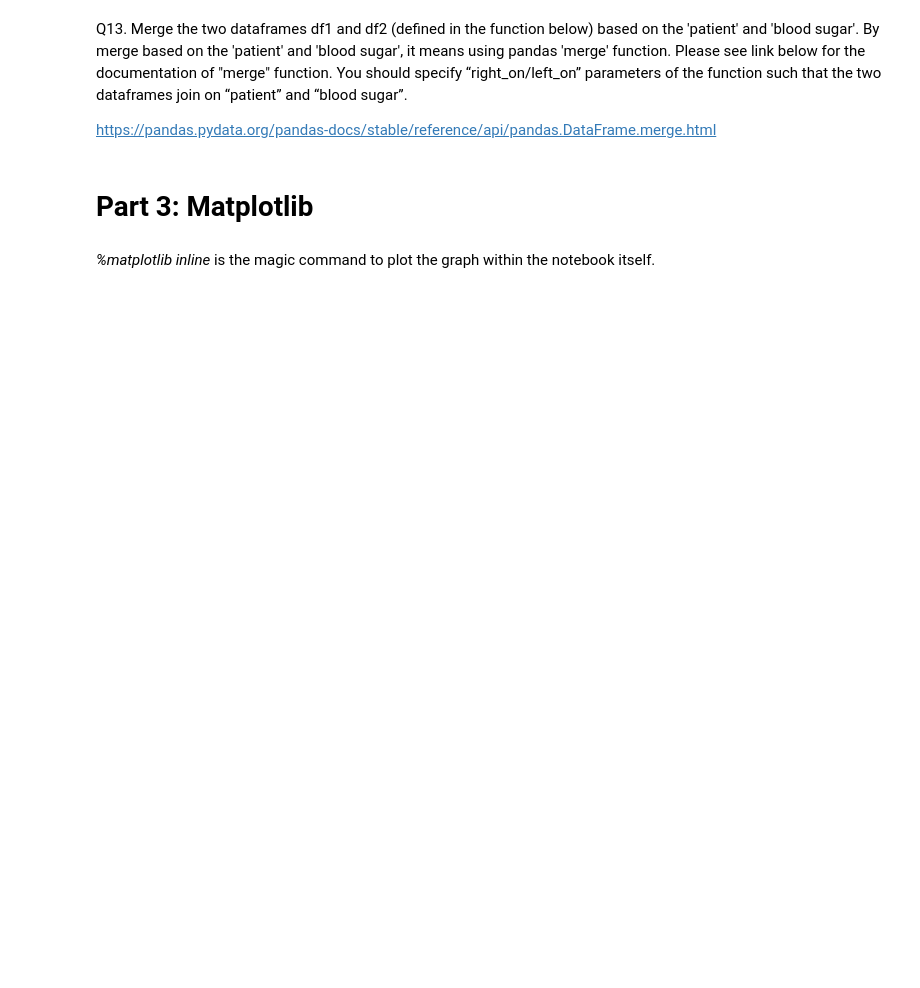
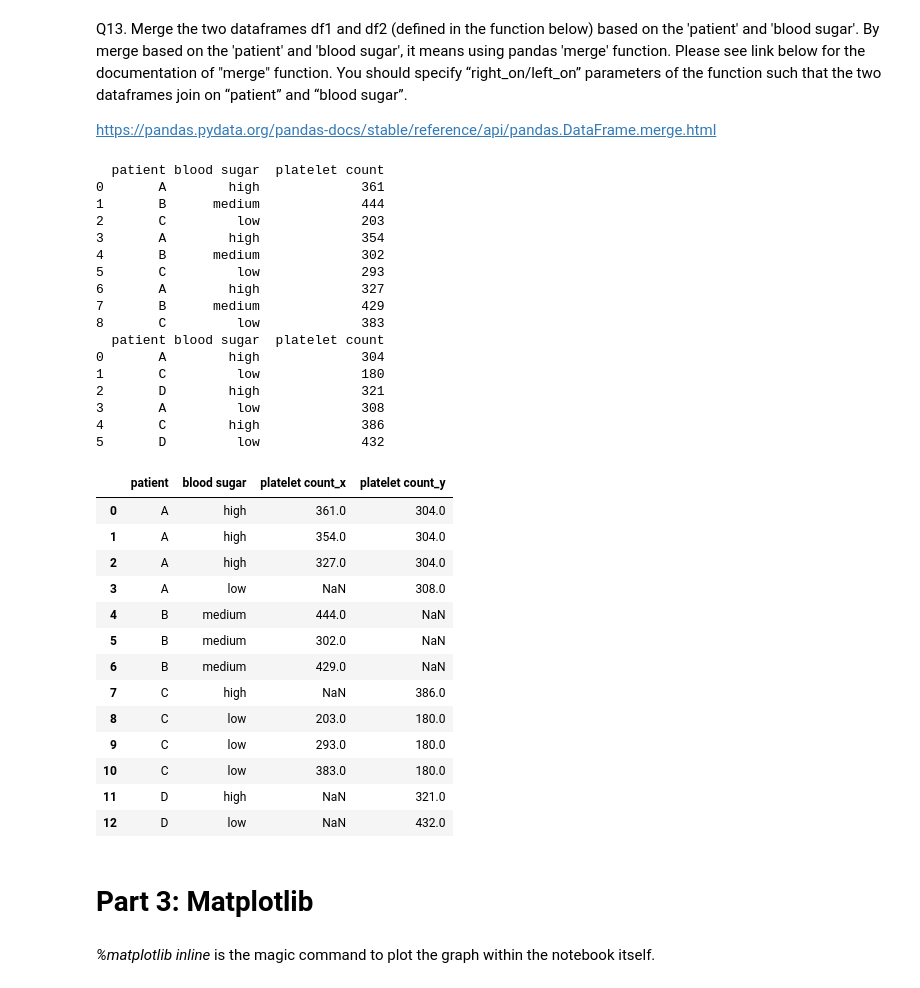
Before and after one commit to Henz00/UniversityAssignments, a Jupyter notebook: Applied Machine Learning/ps1/ps1.ipynb, the cells around one changed output. Cells and saved outputs as stored; diff of their text form; code cells hidden in the pictures; blank space fills up the shorter version.

```diff
--- a/Applied Machine Learning/ps1/ps1.ipynb
+++ b/Applied Machine Learning/ps1/ps1.ipynb
@@ -172,15 +216,51 @@ https://pandas.pydata.org/pandas-docs/stable/reference/api/pandas.DataFrame.merg
 # %%
 def mergeDF():
     np.random.seed(1234)
     df1 = pd.DataFrame({'patient': ['A', 'B', 'C'] * 3,
                         'blood sugar': ['high', 'medium', 'low'] * 3,
                         'platelet count': np.random.randint(150, 450, 9)})
     df2 = pd.DataFrame({'patient': ['A', 'C', 'D'] * 2,
                         'blood sugar': ['high', 'low'] * 3,
                         'platelet count': np.random.randint(150, 450, 6)})
-    # YOUR CODE HERE
-    raise NotImplementedError()
+
+    df_merged = df1.merge(df2, how="outer", left_on=["patient", "blood sugar"], right_on=["patient", "blood sugar"])
+    print(df1)
+    print(df2)
     return df_merged
+
+mergeDF()
+# %% [output]
+  patient blood sugar  platelet count
+0       A        high             361
+1       B      medium             444
+2       C         low             203
+3       A        high             354
+4       B      medium             302
+5       C         low             293
+6       A        high             327
+7       B      medium             429
+8       C         low             383
+  patient blood sugar  platelet count
+0       A        high             304
+1       C         low             180
+2       D        high             321
+3       A         low             308
+4       C        high             386
+5       D         low             432
+|  | patient | blood sugar | platelet count_x | platelet count_y |
+| 0 | A | high | 361.0 | 304.0 |
+| 1 | A | high | 354.0 | 304.0 |
+| 2 | A | high | 327.0 | 304.0 |
+| 3 | A | low | NaN | 308.0 |
+| 4 | B | medium | 444.0 | NaN |
+| 5 | B | medium | 302.0 | NaN |
+| 6 | B | medium | 429.0 | NaN |
+| 7 | C | high | NaN | 386.0 |
+| 8 | C | low | 203.0 | 180.0 |
+| 9 | C | low | 293.0 | 180.0 |
+| 10 | C | low | 383.0 | 180.0 |
+| 11 | D | high | NaN | 321.0 |
+| 12 | D | low | NaN | 432.0 |
 # %% [markdown]
 # Part 3: Matplotlib
 # %%
```
Also changed, not shown: parts of 9 cells of this notebook.
